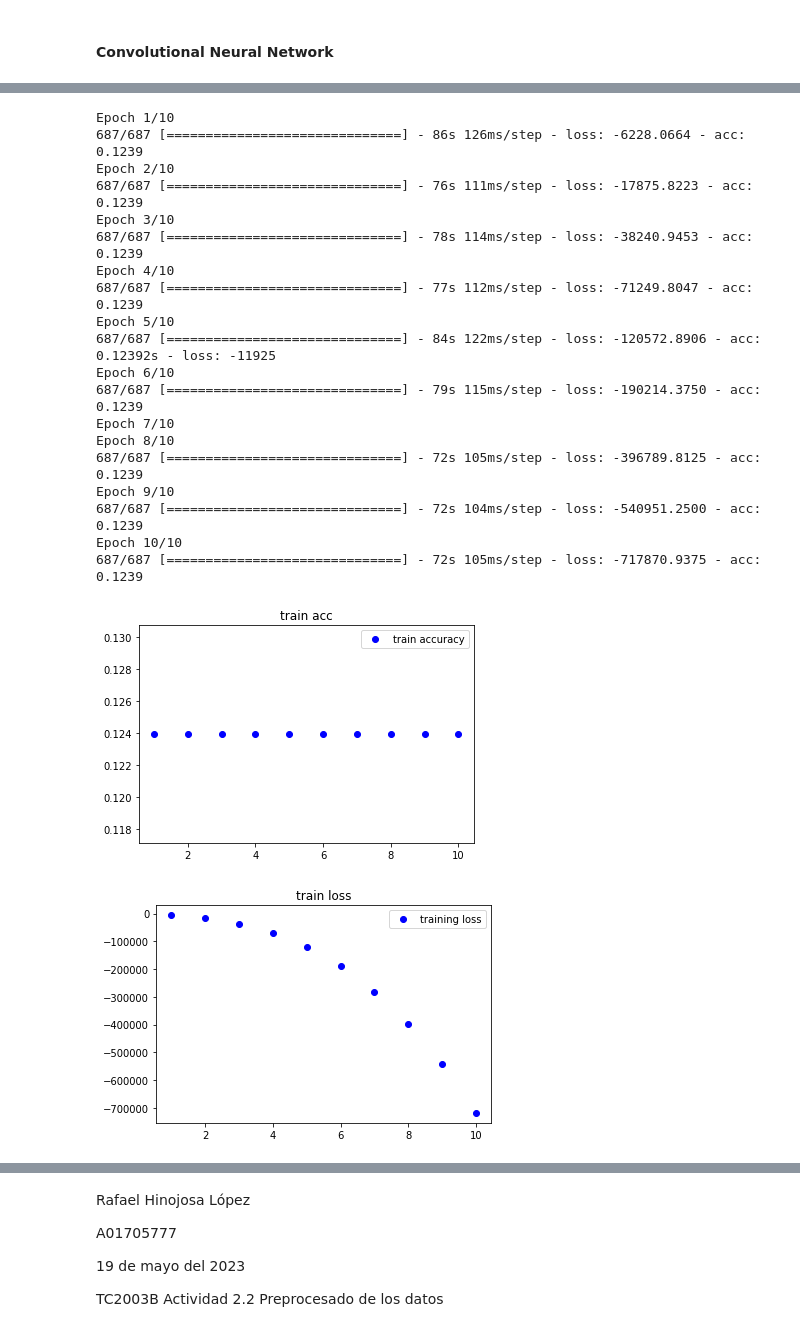
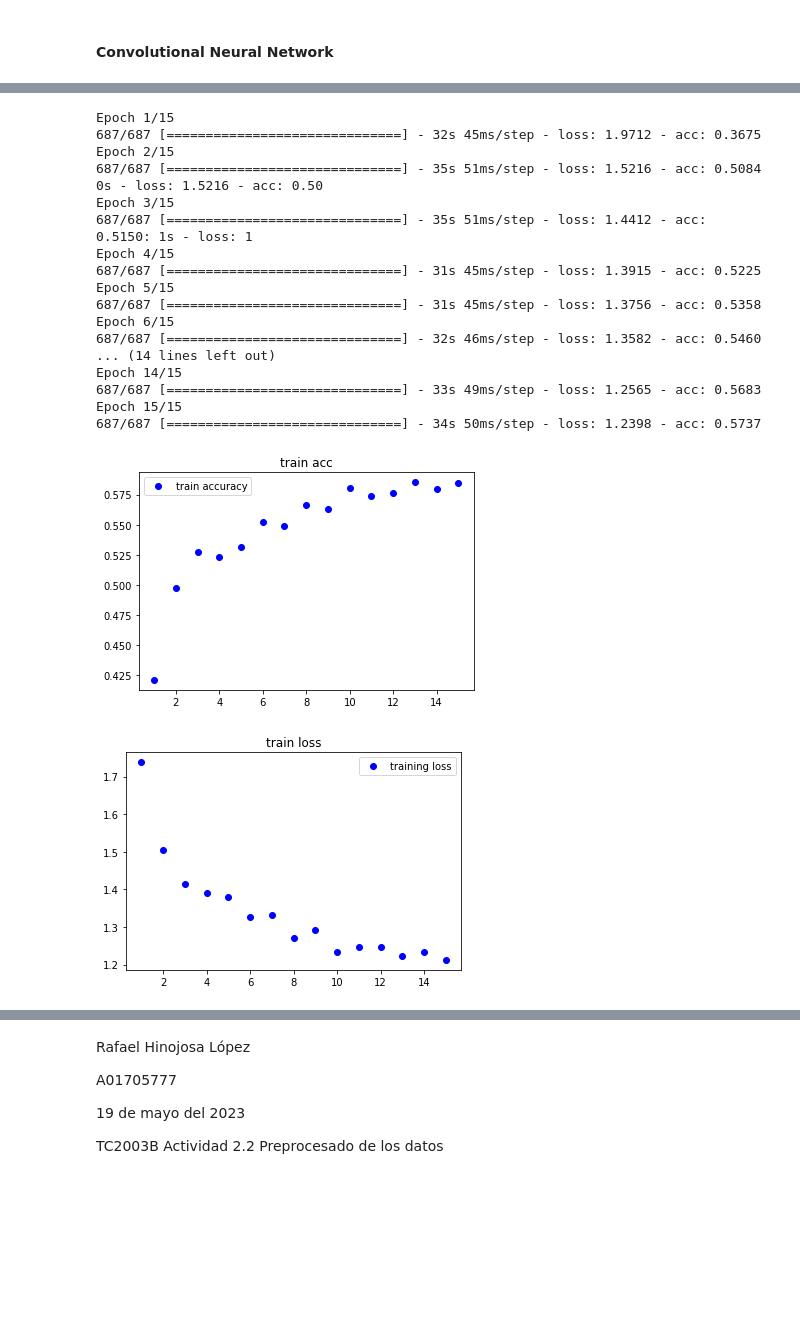
Before and after one commit to RafaelHinojosa/TC3002B_Development-of-Advanced-Applications-of-Computer-Science, a Jupyter notebook: Machine Learning/Act2 - Preprocessing of Data/weather_recognition.ipynb, the cells around one changed output, grey strips where cells are left out. Saved outputs shown, nothing was run; the diff lists cells and outputs as text; code cells hidden in the pictures; blank space fills up the shorter version.

```diff
--- a/Machine Learning/Act2 - Preprocessing of Data/weather_recognition.ipynb
+++ b/Machine Learning/Act2 - Preprocessing of Data/weather_recognition.ipynb
@@ -108,7 +110,7 @@ train_generator = train_datagen.flow_from_directory(
 							train_path,
 							target_size = (WIDTH, HEIGHT),
 							batch_size = 8,
-							class_mode ='binary',
+							class_mode ='categorical',
 							save_to_dir= augmented_path,
                             save_prefix='aug',
                             save_format='png'
@@ -125,12 +125,12 @@ from tensorflow.keras import layers
 model = models.Sequential()
 model.add(layers.Conv2D(5, (3, 3), activation="relu", input_shape = (WIDTH,HEIGHT,3)))
 model.add(layers.Flatten())
-model.add(layers.Dense(256,activation='relu'))
-model.add(layers.Dense(1,activation='sigmoid'))
+model.add(layers.Dense(128,activation='relu'))
+model.add(layers.Dense(11, activation='sigmoid'))
 
 model.summary()
 
-model.compile(loss='binary_crossentropy',
-						optimizer=optimizers.RMSprop(learning_rate=2e-5),
+model.compile(loss='categorical_crossentropy',
+						optimizer='Adam',
 						metrics=['acc'])
 # %% [output]
@@ -152,45 +152,43 @@ Non-trainable params: 0
 _________________________________________________________________
 # %%
 history = model.fit(train_generator,
-					epochs = 10)
+					epochs = 15)
 
 acc = history.history['acc']
 loss = history.history['loss']
 
 epochs = range(1, len(acc)+1)
 
 plt.plot(epochs, acc, 'bo', label='train accuracy')
 plt.title('train acc')
 plt.legend()
 
 plt.figure()
 
 plt.plot(epochs, loss, 'bo', label='training loss')
 plt.title('train loss')
 plt.legend()
 
 plt.show()
 # %% [output]
-Epoch 1/10
-687/687 [==============================] - 86s 126ms/step - loss: -6228.0664 - acc: 0.1239
-Epoch 2/10
-687/687 [==============================] - 76s 111ms/step - loss: -17875.8223 - acc: 0.1239
-Epoch 3/10
-687/687 [==============================] - 78s 114ms/step - loss: -38240.9453 - acc: 0.1239
-Epoch 4/10
-687/687 [==============================] - 77s 112ms/step - loss: -71249.8047 - acc: 0.1239
-Epoch 5/10
-687/687 [==============================] - 84s 122ms/step - loss: -120572.8906 - acc: 0.12392s - loss: -11925
-Epoch 6/10
-687/687 [==============================] - 79s 115ms/step - loss: -190214.3750 - acc: 0.1239
-Epoch 7/10
-Epoch 8/10
-687/687 [==============================] - 72s 105ms/step - loss: -396789.8125 - acc: 0.1239
-Epoch 9/10
-687/687 [==============================] - 72s 104ms/step - loss: -540951.2500 - acc: 0.1239
-Epoch 10/10
-687/687 [==============================] - 72s 105ms/step - loss: -717870.9375 - acc: 0.1239
+Epoch 1/15
+687/687 [==============================] - 32s 45ms/step - loss: 1.9712 - acc: 0.3675
+Epoch 2/15
+687/687 [==============================] - 35s 51ms/step - loss: 1.5216 - acc: 0.5084 0s - loss: 1.5216 - acc: 0.50
+Epoch 3/15
+687/687 [==============================] - 35s 51ms/step - loss: 1.4412 - acc: 0.5150: 1s - loss: 1
+Epoch 4/15
+687/687 [==============================] - 31s 45ms/step - loss: 1.3915 - acc: 0.5225
+Epoch 5/15
+687/687 [==============================] - 31s 45ms/step - loss: 1.3756 - acc: 0.5358
+Epoch 6/15
+687/687 [==============================] - 32s 46ms/step - loss: 1.3582 - acc: 0.5460
+... (14 lines left out)
+Epoch 14/15
+687/687 [==============================] - 33s 49ms/step - loss: 1.2565 - acc: 0.5683
+Epoch 15/15
+687/687 [==============================] - 34s 50ms/step - loss: 1.2398 - acc: 0.5737
-[figure, old version]
+[figure, new version]
-[figure, old version]
+[figure, new version]
 # %%
 print('There were ' + str(len(os.listdir(augmented_path))) + ' augmented images generated.')
```
Also changed, not shown: parts of 8 cells of this notebook, 1 other file.
